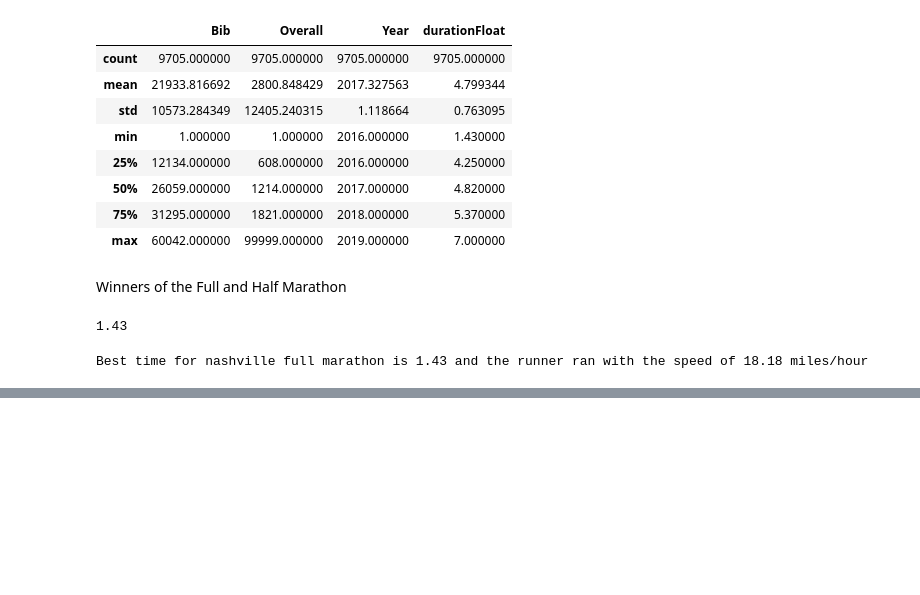
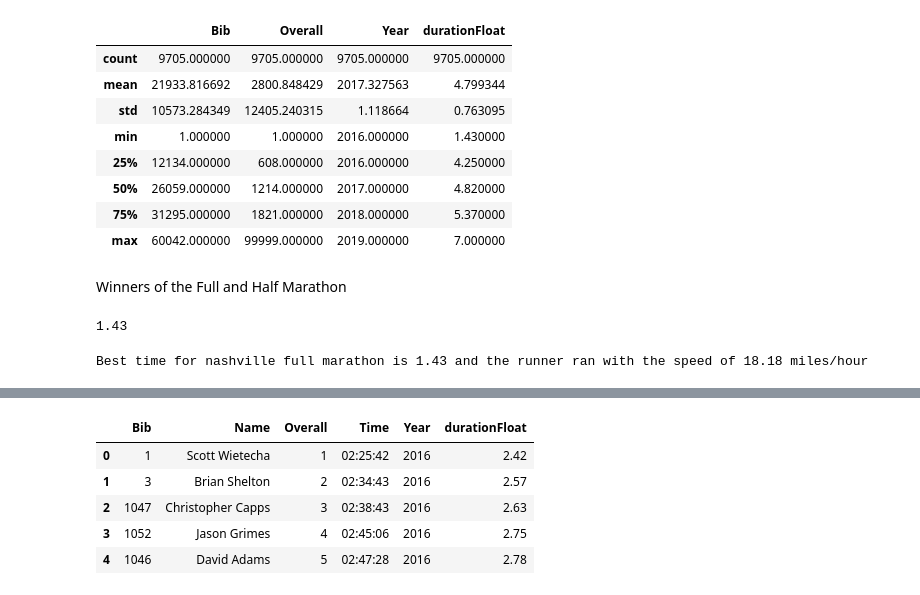
Before and after one commit to abcarlisle22/web-scraping-marathon-data-abcarlisle22, a Jupyter notebook: Marathon_Project_Webscrapping.ipynb, the cells around one changed output, grey strips where cells are left out. Drawn from its saved outputs; the diff is of its cells as text; code cells hidden in the pictures; blank space fills up the shorter version.

```diff
--- a/Marathon_Project_Webscrapping.ipynb
+++ b/Marathon_Project_Webscrapping.ipynb
@@ -1231,0 +1251,9 @@ Best time for nashville full marathon is 1.43 and the runner ran with the speed
+# %%
+half_marathon.head()
+# %% [output]
+|  | Bib | Name | Overall | Time | Year | durationFloat |
+| 0 | 1 | Scott Wietecha | 1 | 02:25:42 | 2016 | 2.42 |
+| 1 | 3 | Brian Shelton | 2 | 02:34:43 | 2016 | 2.57 |
+| 2 | 1047 | Christopher Capps | 3 | 02:38:43 | 2016 | 2.63 |
+| 3 | 1052 | Jason Grimes | 4 | 02:45:06 | 2016 | 2.75 |
+| 4 | 1046 | David Adams | 5 | 02:47:28 | 2016 | 2.78 |
```
Also changed, not shown: parts of 9 cells of this notebook.
